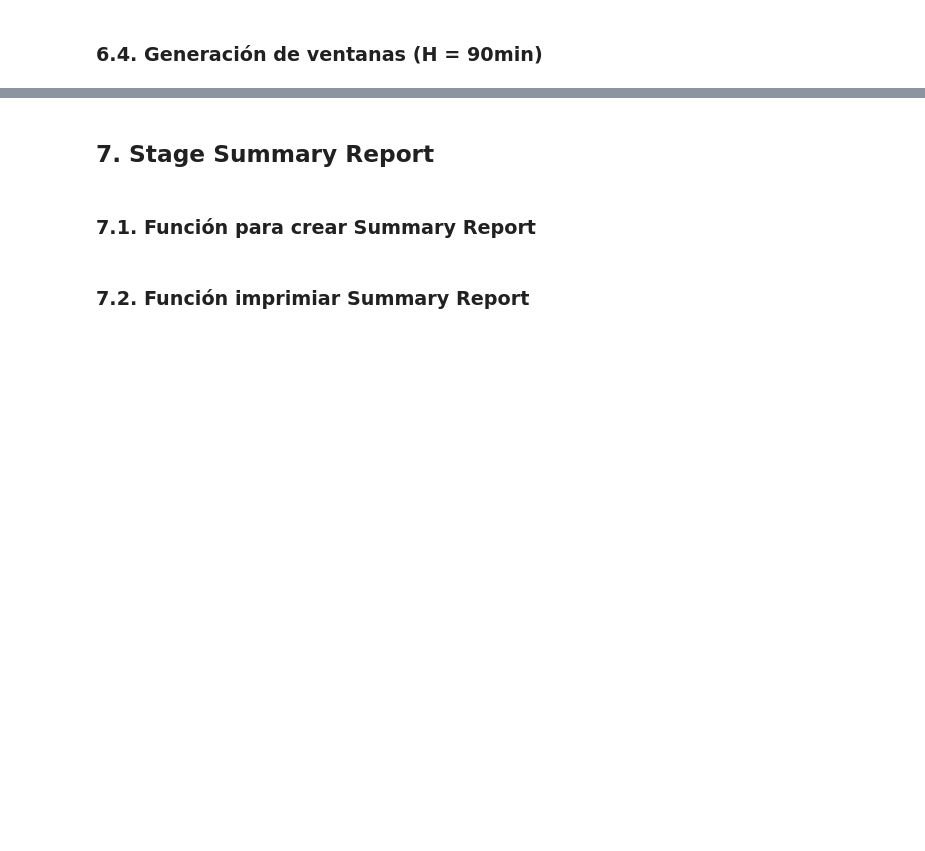
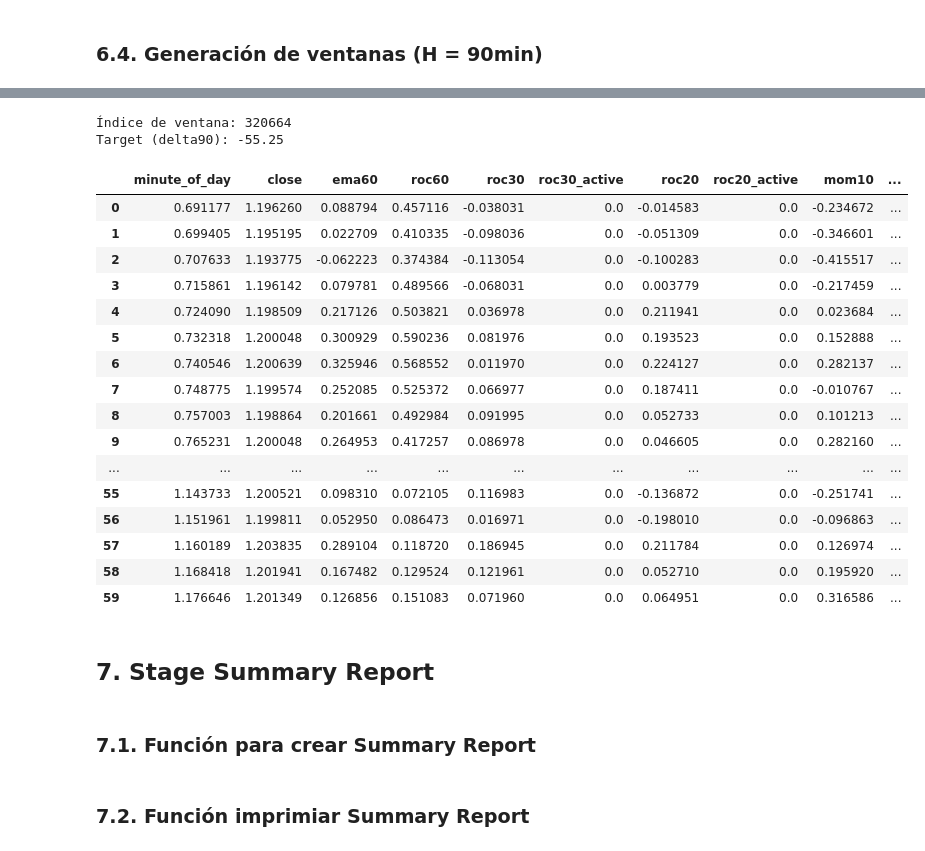
Before and after one commit to GUNAPILLCO/neural_profit, a Jupyter notebook: notebooks/stage_06_window_scaling_seq2seq/stage_06_window_scaling_seq2one.ipynb, the cells around one changed output, grey strips where cells are left out. Saved outputs shown, nothing was run; the diff lists cells and outputs as text; code cells hidden in the pictures; blank space fills up the shorter version.

Commit message:
Ventanas creadas correctamente.

```diff
--- a/notebooks/stage_06_window_scaling_seq2seq/stage_06_window_scaling_seq2one.ipynb
+++ b/notebooks/stage_06_window_scaling_seq2seq/stage_06_window_scaling_seq2one.ipynb
@@ -1029,3 +1123,35 @@ xy_info_seq2one(
+# %%
+df_win, y_win, idx = inspect_random_seq2one_window(
+    X=X_train_90,
+    y=y_train_90,
+    features=features_to_windows,
+    window_size=60,
+)
+
+print(f"Índice de ventana: {idx}")
+print(f"Target (delta90): {y_win}")
+
+df_win
+# %% [output]
+Índice de ventana: 320664
+Target (delta90): -55.25
+|  | minute_of_day | close | ema60 | roc60 | roc30 | roc30_active | roc20 | roc20_active | mom10 | ... |
+| 0 | 0.691177 | 1.196260 | 0.088794 | 0.457116 | -0.038031 | 0.0 | -0.014583 | 0.0 | -0.234672 | ... |
+| 1 | 0.699405 | 1.195195 | 0.022709 | 0.410335 | -0.098036 | 0.0 | -0.051309 | 0.0 | -0.346601 | ... |
+| 2 | 0.707633 | 1.193775 | -0.062223 | 0.374384 | -0.113054 | 0.0 | -0.100283 | 0.0 | -0.415517 | ... |
+| 3 | 0.715861 | 1.196142 | 0.079781 | 0.489566 | -0.068031 | 0.0 | 0.003779 | 0.0 | -0.217459 | ... |
+| 4 | 0.724090 | 1.198509 | 0.217126 | 0.503821 | 0.036978 | 0.0 | 0.211941 | 0.0 | 0.023684 | ... |
+| 5 | 0.732318 | 1.200048 | 0.300929 | 0.590236 | 0.081976 | 0.0 | 0.193523 | 0.0 | 0.152888 | ... |
+| 6 | 0.740546 | 1.200639 | 0.325946 | 0.568552 | 0.011970 | 0.0 | 0.224127 | 0.0 | 0.282137 | ... |
+| 7 | 0.748775 | 1.199574 | 0.252085 | 0.525372 | 0.066977 | 0.0 | 0.187411 | 0.0 | -0.010767 | ... |
+| 8 | 0.757003 | 1.198864 | 0.201661 | 0.492984 | 0.091995 | 0.0 | 0.052733 | 0.0 | 0.101213 | ... |
+| 9 | 0.765231 | 1.200048 | 0.264953 | 0.417257 | 0.086978 | 0.0 | 0.046605 | 0.0 | 0.282160 | ... |
+| ... | ... | ... | ... | ... | ... | ... | ... | ... | ... | ... |
+| 55 | 1.143733 | 1.200521 | 0.098310 | 0.072105 | 0.116983 | 0.0 | -0.136872 | 0.0 | -0.251741 | ... |
+| 56 | 1.151961 | 1.199811 | 0.052950 | 0.086473 | 0.016971 | 0.0 | -0.198010 | 0.0 | -0.096863 | ... |
+| 57 | 1.160189 | 1.203835 | 0.289104 | 0.118720 | 0.186945 | 0.0 | 0.211784 | 0.0 | 0.126974 | ... |
+| 58 | 1.168418 | 1.201941 | 0.167482 | 0.129524 | 0.121961 | 0.0 | 0.052710 | 0.0 | 0.195920 | ... |
+| 59 | 1.176646 | 1.201349 | 0.126856 | 0.151083 | 0.071960 | 0.0 | 0.064951 | 0.0 | 0.316586 | ... |
 # %% [markdown]
 ## **7. Stage Summary Report**
 # %% [markdown]
```
Also changed, not shown: parts of 6 cells of this notebook.
